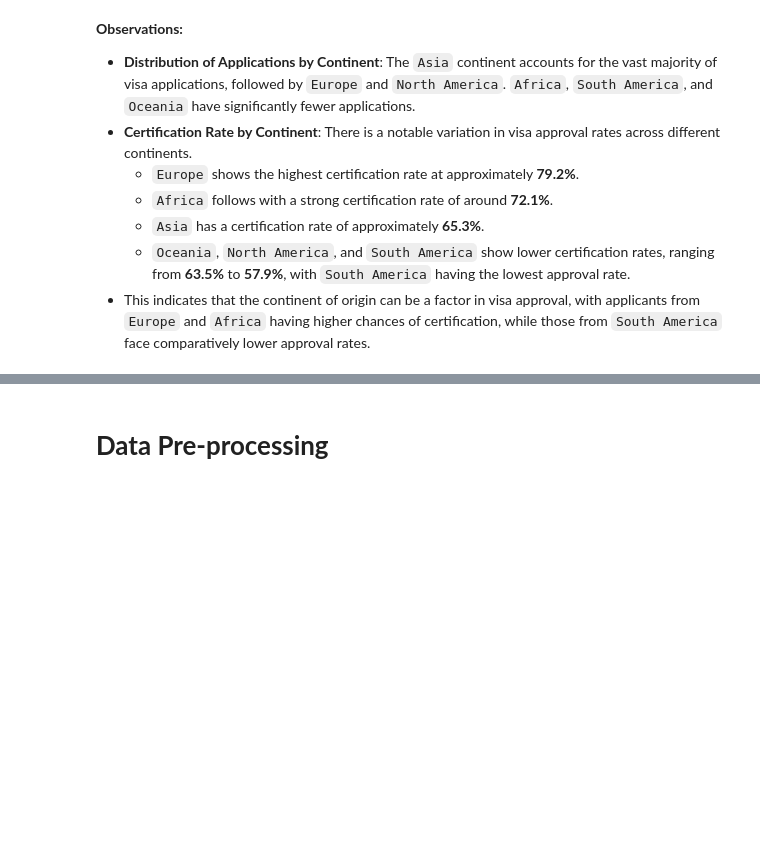
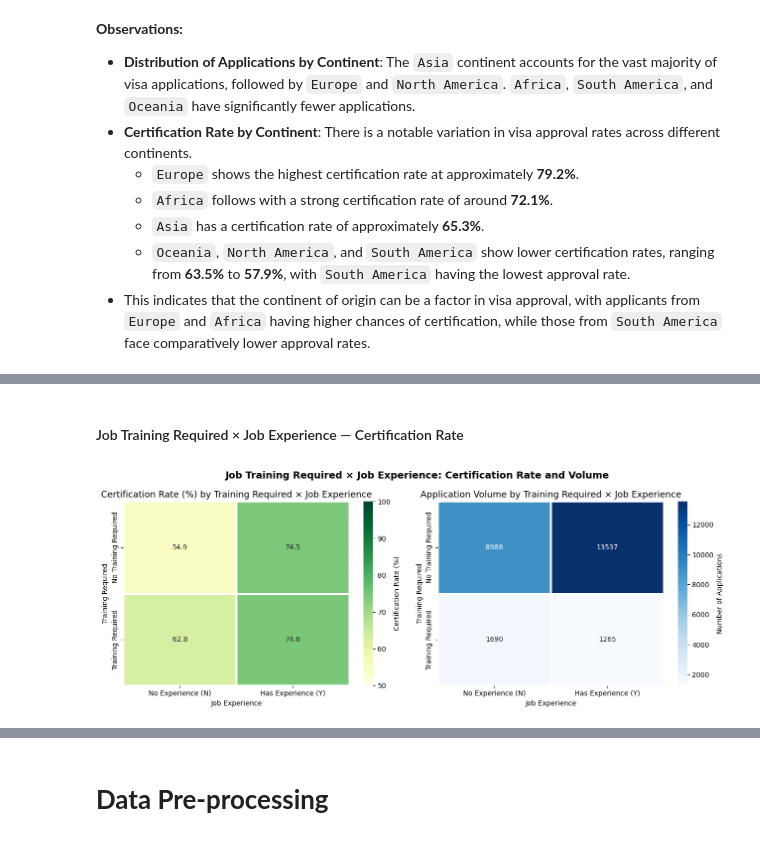
Before and after one commit to alienrivero/great-learning-aiml, a Jupyter notebook: Advanced Machine Learning/EasyVisa/Project_Full_Code_Notebook_EasyVisa.ipynb, the cells around one changed output, grey strips where cells are left out. Cells and saved outputs as stored; diff of their text form; code cells hidden in the pictures; blank space fills up the shorter version.

```diff
--- a/Advanced Machine Learning/EasyVisa/Project_Full_Code_Notebook_EasyVisa.ipynb
+++ b/Advanced Machine Learning/EasyVisa/Project_Full_Code_Notebook_EasyVisa.ipynb
@@ -692,0 +804,44 @@ plt.show()
+# %% [markdown]
+#### Job Training Required × Job Experience — Certification Rate
+# %%
+# Certification rate for each combination of requires_job_training and has_job_experience
+# Both columns are Y/N strings at this EDA stage
+pivot_cert = (
+    data.groupby(['requires_job_training', 'has_job_experience'])['case_status']
+    .apply(lambda x: (x == 'Certified').sum() / len(x) * 100)
+    .unstack()
+)
+pivot_cert.index   = ['No Training Required', 'Training Required']
+pivot_cert.columns = ['No Experience (N)', 'Has Experience (Y)']
+
+pivot_count = (
+    data.groupby(['requires_job_training', 'has_job_experience'])['case_status']
+    .count()
+    .unstack()
+)
+pivot_count.index   = ['No Training Required', 'Training Required']
+pivot_count.columns = ['No Experience (N)', 'Has Experience (Y)']
+
+fig, axes = plt.subplots(1, 2, figsize=(13, 5))
+
+# Heatmap: certification rate
+sns.heatmap(pivot_cert, annot=True, fmt='.1f', cmap='YlGn', ax=axes[0],
+            cbar_kws={'label': 'Certification Rate (%)'}, linewidths=1.5, linecolor='white',
+            vmin=50, vmax=100)
+axes[0].set_title('Certification Rate (%) by Training Required × Job Experience', fontsize=13)
+axes[0].set_xlabel('Job Experience')
+axes[0].set_ylabel('Training Required')
+
+# Heatmap: application volume
+sns.heatmap(pivot_count, annot=True, fmt='d', cmap='Blues', ax=axes[1],
+            cbar_kws={'label': 'Number of Applications'}, linewidths=1.5, linecolor='white')
+axes[1].set_title('Application Volume by Training Required × Job Experience', fontsize=13)
+axes[1].set_xlabel('Job Experience')
+axes[1].set_ylabel('Training Required')
+
+plt.suptitle('Job Training Required × Job Experience: Certification Rate and Volume',
+             fontsize=14, fontweight='bold')
+plt.tight_layout()
+plt.show()
+# %% [output]
+[figure, added]
```
Also changed, not shown: parts of 25 cells of this notebook.
